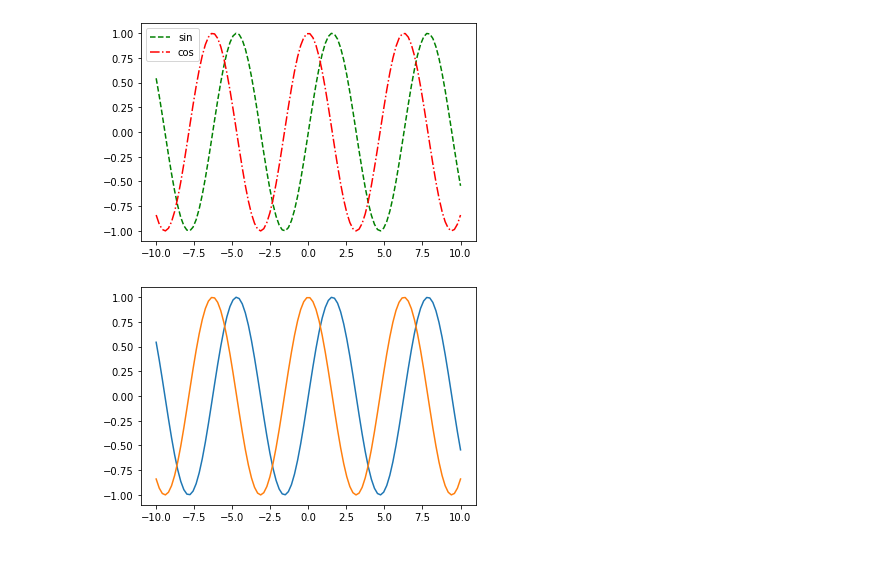
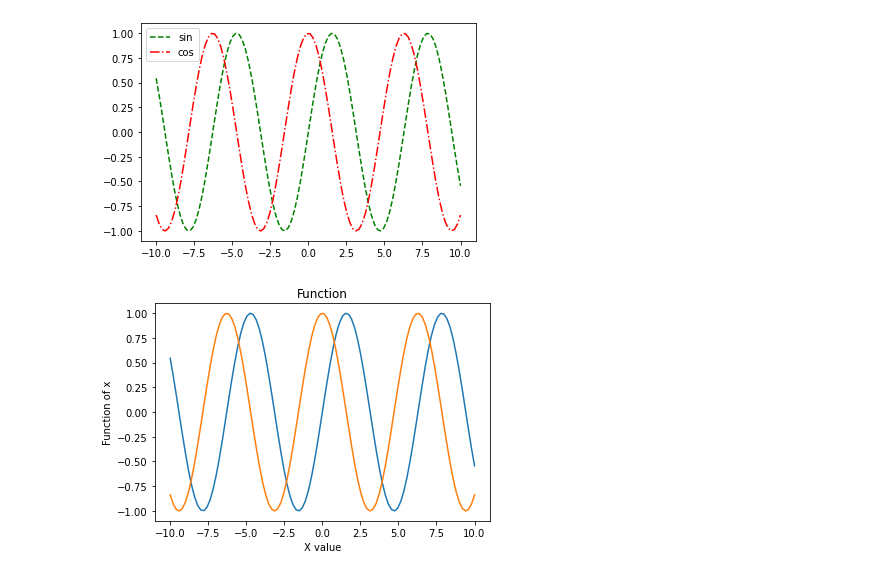
Before and after one commit to honghanhh/mci_python_31_level_1, a Jupyter notebook: Live Slides/Live Lecture 7/hai.ipynb, the cells around one changed output. Drawn from its saved outputs; the diff is of its cells as text; code cells hidden in the pictures.

```diff
--- a/Live Slides/Live Lecture 7/hai.ipynb
+++ b/Live Slides/Live Lecture 7/hai.ipynb
@@ -60,7 +74,8 @@ plt.show()
 # %%
 ax = plt.axes()
 ax.plot(x,sin)
 ax.plot(x,cos)
+ax.set(xlabel='X value', ylabel='Function of x', title='Function')
 plt.show()
 # %% [output]
-[figure, old version]
+[figure, new version]
```
Also changed, not shown: parts of 40 cells of this notebook.
